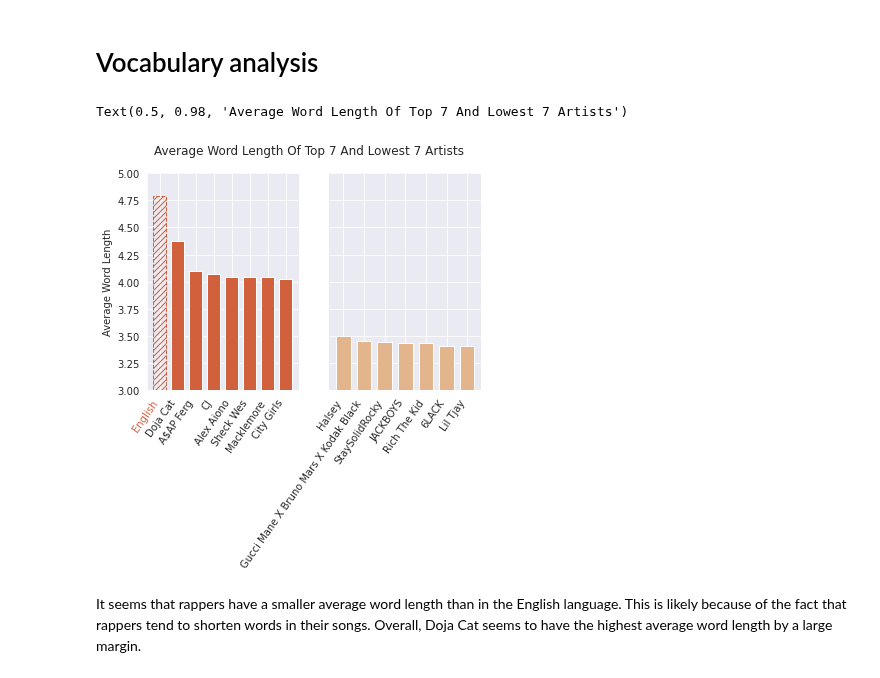
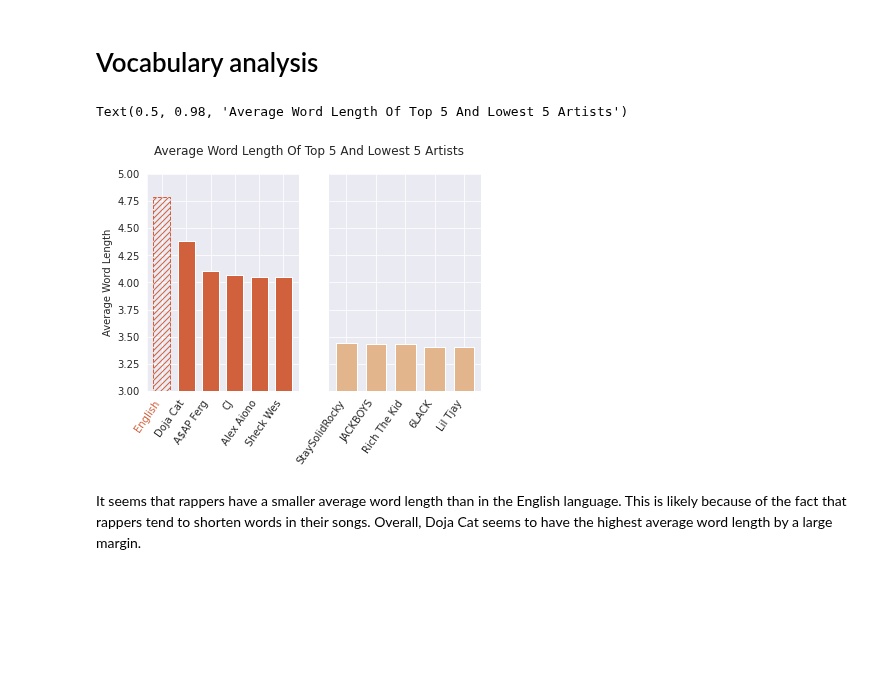
Before and after one commit to frehburg/RapLyricsAnalys, a Jupyter notebook: final_analysis.ipynb, the cells around one changed output. Saved outputs shown, nothing was run; the diff lists cells and outputs as text; code cells hidden in the pictures; blank space fills up the shorter version.

```diff
--- a/final_analysis.ipynb
+++ b/final_analysis.ipynb
@@ -279,7 +279,7 @@ unique_words_by_artist = dict(sorted(unique_words_by_artist.items(), reverse=Tru
 average_word_length_by_artist = dict(sorted(average_word_length_by_artist.items(), reverse=True, key=lambda item: item[1]))
 unique_ratio_by_artist = dict(sorted(unique_ratio_by_artist.items(), reverse=True, key=lambda item: item[1]))
 # %%
-n = 7
+n = 5
 AVG_LEN_EN = 4.79 # See: http://norvig.com/mayzner.html
 
 first_n_avg_length = take(n, average_word_length_by_artist.items())
@@ -289,36 +289,36 @@ last_n_avg_length = take(n, average_word_length_by_artist, dirc="last")
 
 bar_colors = ['#D1603D', '#E3B58D'] # orange-brown colors
 fig, (ax1, ax2) = plt.subplots(1, 2, sharey=True)
 
 bars1 = ax1.bar([i[0] for i in first_n_avg_length], [i[1] for i in first_n_avg_length], color=bar_colors[0], width=0.7)
 english_bar = bars1[[i[0] for i in first_n_avg_length].index('English')]
 english_bar.set_fill(False)
 english_bar.set_color('#D1603D')
 english_bar.set_linestyle('dashed')
 english_bar.set_hatch('////')
 english_label = ax1.get_xticklabels()[[i[0] for i in first_n_avg_length].index('English')]
 english_label.set_color('#D1603D')
 
 ax2.bar([i[0] for i in last_n_avg_length], [i[1] for i in last_n_avg_length], color=bar_colors[1], width=0.7)
 ax1.set_xticklabels(labels=[i[0] for i in first_n_avg_length], rotation=55, ha="right") # rotate labels 45 degrees and align to the right
 ax2.set_xticklabels(labels=[i[0] for i in last_n_avg_length],rotation=55, ha="right") # rotate labels 45 degrees and align to the right
 
 plt.ylim([3, 5]) # set the upper y-limit slightly above the highest value
 
 ax1.spines['right'].set_visible(False)
 ax1.spines['top'].set_visible(False)
 
 ax2.spines['left'].set_visible(False)
 ax2.spines['top'].set_visible(False)
 ax2.spines['right'].set_visible(False)
 
 ax2.tick_params(axis='y', which='both', length=0)
 
 ax1.set_ylabel("Average Word Length")
-plt.suptitle("Average Word Length Of Top 7 And Lowest 7 Artists")
+plt.suptitle("Average Word Length Of Top 5 And Lowest 5 Artists")
 # %% [output]
-Text(0.5, 0.98, 'Average Word Length Of Top 7 And Lowest 7 Artists')
+Text(0.5, 0.98, 'Average Word Length Of Top 5 And Lowest 5 Artists')
-[figure, old version]
+[figure, new version]
 # %% [markdown]
 It seems that rappers have a smaller average word length than in the English language. This is likely because of the fact that rappers tend to shorten words in their songs.
 Overall, Doja Cat seems to have the highest average word length by a large margin.
```
Also changed, not shown: parts of 8 cells of this notebook.
